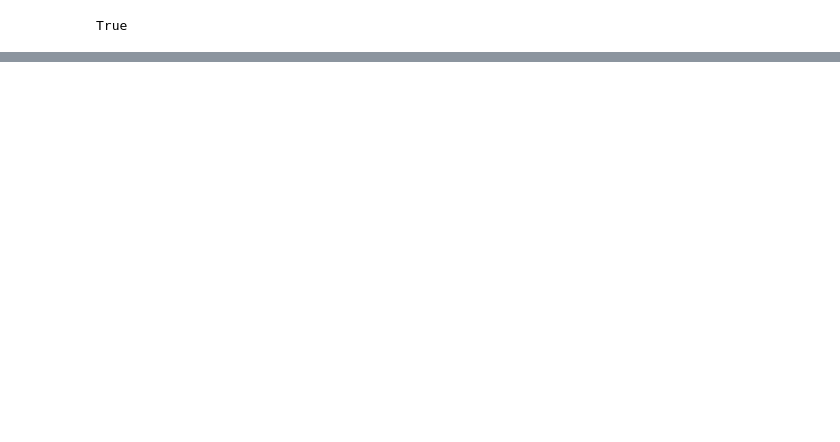
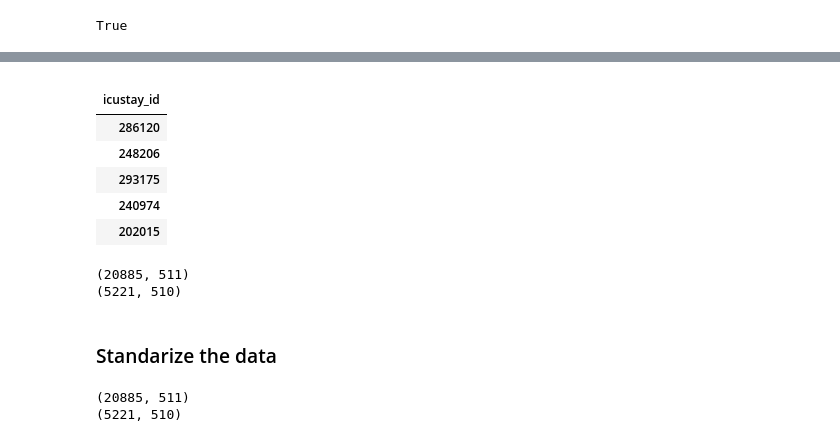
Before and after one commit to andresvBSE/BSE-CML2-P12, a Jupyter notebook: Data_preparation.ipynb, the cells around one changed output, grey strips where cells are left out. Cells and saved outputs as stored; diff of their text form; code cells hidden in the pictures; blank space fills up the shorter version.

```diff
--- a/Data_preparation.ipynb
+++ b/Data_preparation.ipynb
@@ -613,0 +749,18 @@ ValueError: Must have equal len keys and value when setting with an ndarray
+# %%
+# Target encoding
+print(X_train_t.shape)
+print(X_test_t.shape)
+
+X_train_tn = X_train_t.copy()
+X_test_tn = X_test_t.copy()
+
+for col in X_train_tn.select_dtypes('object'):
+    X_train_tn[col], X_test_tn[col] = target_encode(X_train_tn[col],
+                                                 X_test_tn[col],
+                                                 target=X_train_tn[target],
+                                                 min_samples_leaf=20,
+                                                 smoothing=10,
+                                                 noise_level=0.01)
+
+print(X_train_tn.shape)
+print(X_test_tn.shape)
@@ -613,0 +772,9 @@ ValueError: Must have equal len keys and value when setting with an ndarray
+# %%
+mean = X_train_tn['HOSPITAL_EXPIRE_FLAG'].mean()
+print(mean)
+
+X_train_tn.fillna(mean, inplace=True)
+X_test_tn.fillna(mean, inplace=True)
+
+print(any(X_train_tn.isnull().sum() > 0))
+print(any(X_test_tn.isnull().sum() > 0))
@@ -613,0 +787,8 @@ ValueError: Must have equal len keys and value when setting with an ndarray
+# %%
+number_cols = X_train_tn.select_dtypes('number').columns
+train = X_train_tn[number_cols]
+test = X_test_tn[[i for i in number_cols if i != 'HOSPITAL_EXPIRE_FLAG']]
+
+
+print(train.shape)
+print(test.shape)
@@ -613,0 +808,25 @@ ValueError: Must have equal len keys and value when setting with an ndarray
+# %%
+#######
+
+cat_remain_cols = test.select_dtypes('object').columns
+
+for col in cat_remain_cols:
+    test[col] = pd.to_numeric(test[col], errors='coerce').fillna(mean)
+
+test.select_dtypes('object').head()
+# %% [output]
+|  |
+| icustay_id |
+| 286120 |
+| 248206 |
+| 293175 |
+| 240974 |
+| 202015 |
+# %%
+print(train.shape)
+print(test.shape)
+# %% [output]
+(20885, 511)
+(5221, 510)
+# %% [markdown]
+### Standarize the data
@@ -613,0 +844,11 @@ ValueError: Must have equal len keys and value when setting with an ndarray
+# %%
+scaler = StandardScaler().fit(train[features_to_scale])
+
+train[features_to_scale] = scaler.transform(train[features_to_scale])
+test[features_to_scale]  = scaler.transform(test[features_to_scale])
+
+print(train.shape)
+print(test.shape)
+# %% [output]
+(20885, 511)
+(5221, 510)
```
Also changed, not shown: parts of 41 cells of this notebook, 2 other files.
